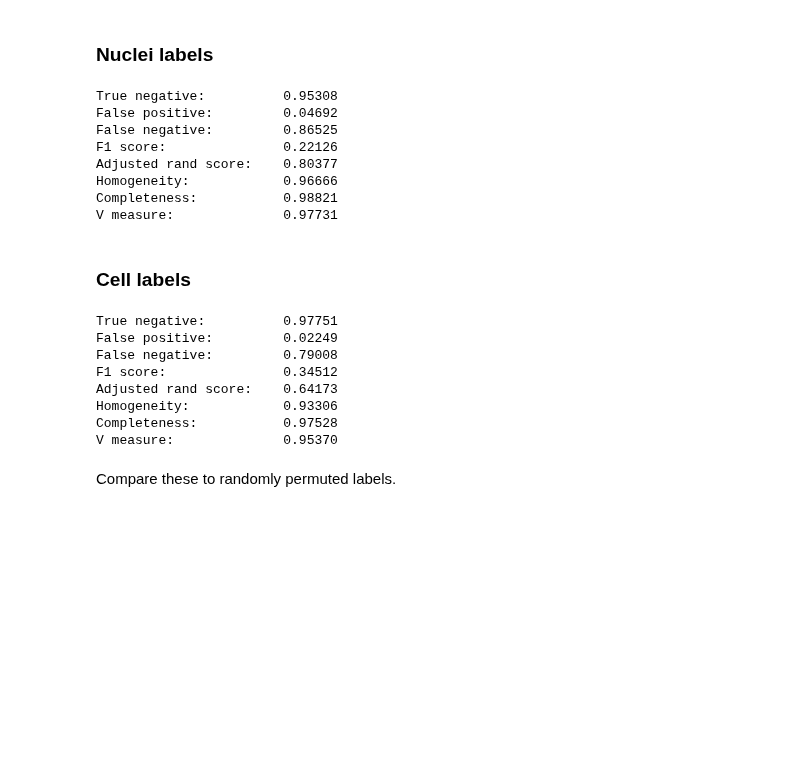
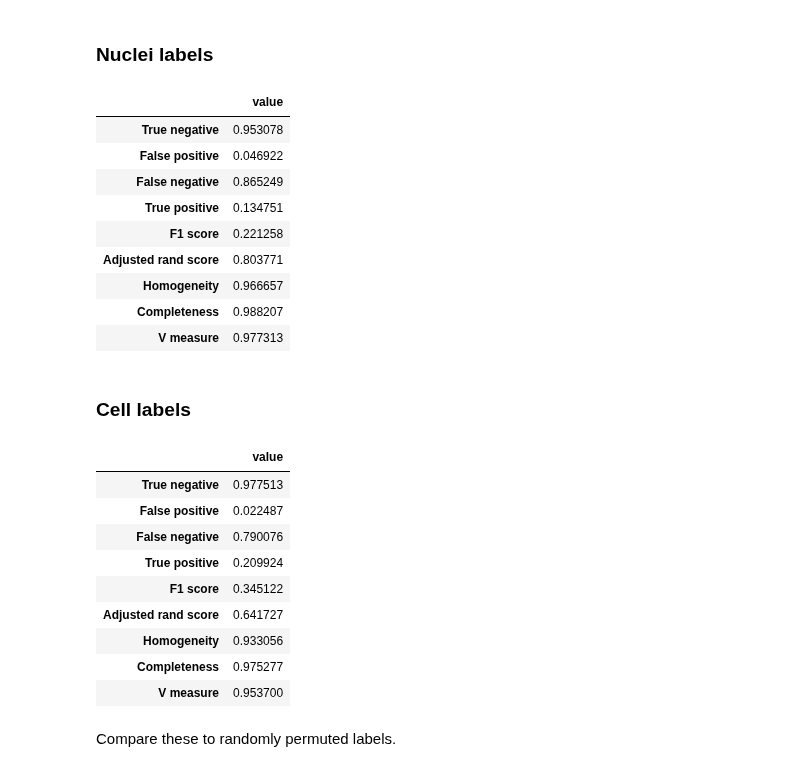
Before and after one commit to aristoteleo/spateo-notebooks, a Jupyter notebook: segmentation/E16.5_E1S3_label_statistics.ipynb, the cells around one changed output. Drawn from its saved outputs; the diff is of its cells as text; code cells hidden in the pictures; blank space fills up the shorter version.

```diff
--- a/segmentation/E16.5_E1S3_label_statistics.ipynb
+++ b/segmentation/E16.5_E1S3_label_statistics.ipynb
@@ -59,47 +59,57 @@ Consider the segmentation problem as a pixel classification problem.
 # %%
 stain_labels = seg_adata.layers['stain_labels'][seg_adata.X.A > 0]
 unspliced_labels = seg_adata.layers['unspliced_labels'][seg_adata.X.A > 0]
-tn, fp, fn, tp, f1, ars, h, c, v = compute_stats(stain_labels, unspliced_labels)
-print(f'True negative:\t\t{tn:.5f}')
-print(f'False positive:\t\t{fp:.5f}')
-print(f'False negative:\t\t{fn:.5f}')
-print(f'F1 score:\t\t{f1:.5f}')
-print(f'Adjusted rand score:\t{ars:.5f}')
-print(f'Homogeneity:\t\t{h:.5f}')
-print(f'Completeness:\t\t{c:.5f}')
-print(f'V measure:\t\t{v:.5f}')
+values = compute_stats(stain_labels, unspliced_labels)
+pd.DataFrame({'value': values}, index=[
+    'True negative',
+    'False positive',
+    'False negative',
+    'True positive',
+    'F1 score',
+    'Adjusted rand score',
+    'Homogeneity',
+    'Completeness',
+    'V measure'
+])
 # %% [output]
-True negative:          0.95308
-False positive:         0.04692
-False negative:         0.86525
-F1 score:               0.22126
-Adjusted rand score:    0.80377
-Homogeneity:            0.96666
-Completeness:           0.98821
-V measure:              0.97731
+|  | value |
+| True negative | 0.953078 |
+| False positive | 0.046922 |
+| False negative | 0.865249 |
+| True positive | 0.134751 |
+| F1 score | 0.221258 |
+| Adjusted rand score | 0.803771 |
+| Homogeneity | 0.966657 |
+| Completeness | 0.988207 |
+| V measure | 0.977313 |
 # %% [markdown]
 ### Cell labels
 # %%
 cell_labels = seg_adata.layers['cell_labels_expanded'][seg_adata.X.A > 0]
 X_labels = seg_adata.layers['X_labels_expanded'][seg_adata.X.A > 0]
-tn, fp, fn, tp, f1, ars, h, c, v = compute_stats(cell_labels, X_labels)
-print(f'True negative:\t\t{tn:.5f}')
-print(f'False positive:\t\t{fp:.5f}')
-print(f'False negative:\t\t{fn:.5f}')
-print(f'F1 score:\t\t{f1:.5f}')
-print(f'Adjusted rand score:\t{ars:.5f}')
-print(f'Homogeneity:\t\t{h:.5f}')
-print(f'Completeness:\t\t{c:.5f}')
-print(f'V measure:\t\t{v:.5f}')
+values = compute_stats(cell_labels, X_labels)
+pd.DataFrame({'value': values}, index=[
+    'True negative',
+    'False positive',
+    'False negative',
+    'True positive',
+    'F1 score',
+    'Adjusted rand score',
+    'Homogeneity',
+    'Completeness',
+    'V measure'
+])
 # %% [output]
-True negative:          0.97751
-False positive:         0.02249
-False negative:         0.79008
-F1 score:               0.34512
-Adjusted rand score:    0.64173
-Homogeneity:            0.93306
-Completeness:           0.97528
-V measure:              0.95370
+|  | value |
+| True negative | 0.977513 |
+| False positive | 0.022487 |
+| False negative | 0.790076 |
+| True positive | 0.209924 |
+| F1 score | 0.345122 |
+| Adjusted rand score | 0.641727 |
+| Homogeneity | 0.933056 |
+| Completeness | 0.975277 |
+| V measure | 0.953700 |
 # %% [markdown]
 Compare these to randomly permuted labels.
 # %%
```
Also changed, not shown: parts of 1 cell of this notebook.
